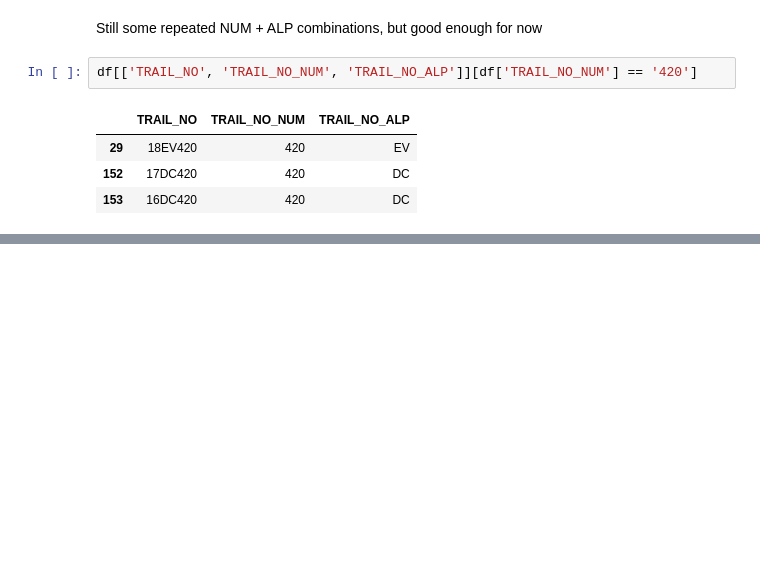
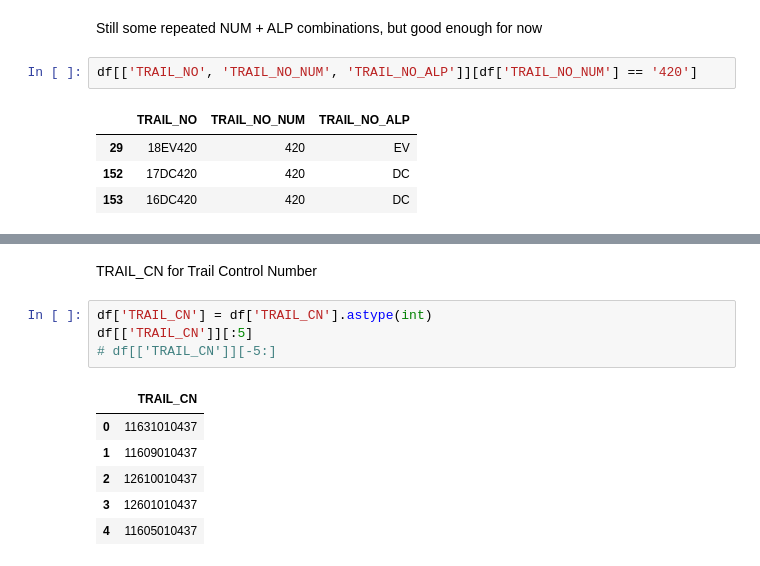
Before and after one commit to Ecboxer/Trails, a Jupyter notebook: Explore/SufficentData.ipynb, the cells around one changed output, grey strips where cells are left out. Drawn from its saved outputs; the diff is of its cells as text; blank space fills up the shorter version.

```diff
--- a/Explore/SufficentData.ipynb
+++ b/Explore/SufficentData.ipynb
@@ -240,0 +273,13 @@ df[['TRAIL_NO', 'TRAIL_NO_NUM', 'TRAIL_NO_ALP']][df['TRAIL_NO_NUM'] == '420']
+# %% [markdown]
+TRAIL_CN for Trail Control Number
+# %%
+df['TRAIL_CN'] = df['TRAIL_CN'].astype(int)
+df[['TRAIL_CN']][:5]
+# df[['TRAIL_CN']][-5:]
+# %% [output]
+|  | TRAIL_CN |
+| 0 | 11631010437 |
+| 1 | 11609010437 |
+| 2 | 12610010437 |
+| 3 | 12601010437 |
+| 4 | 11605010437 |
```
Also changed, not shown: parts of 12 cells of this notebook.
